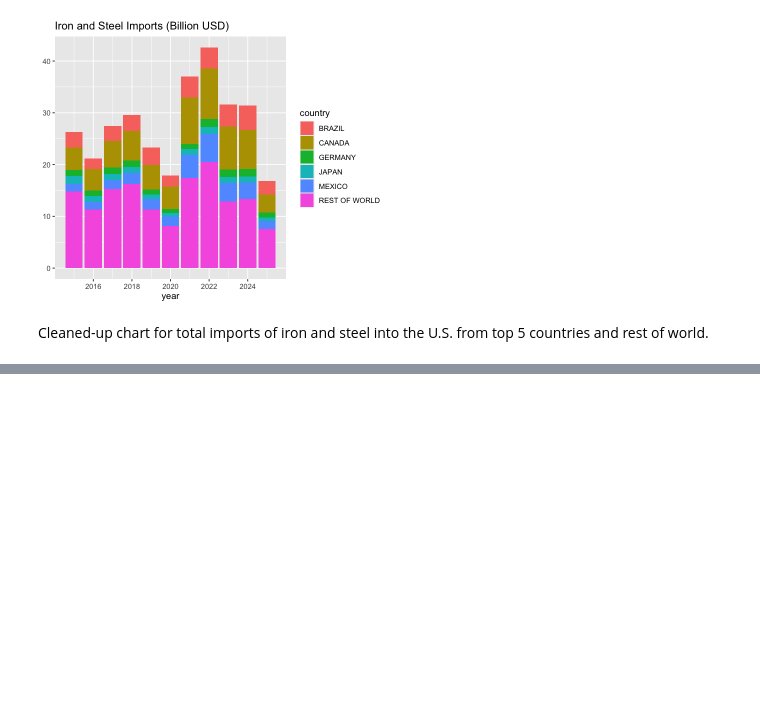
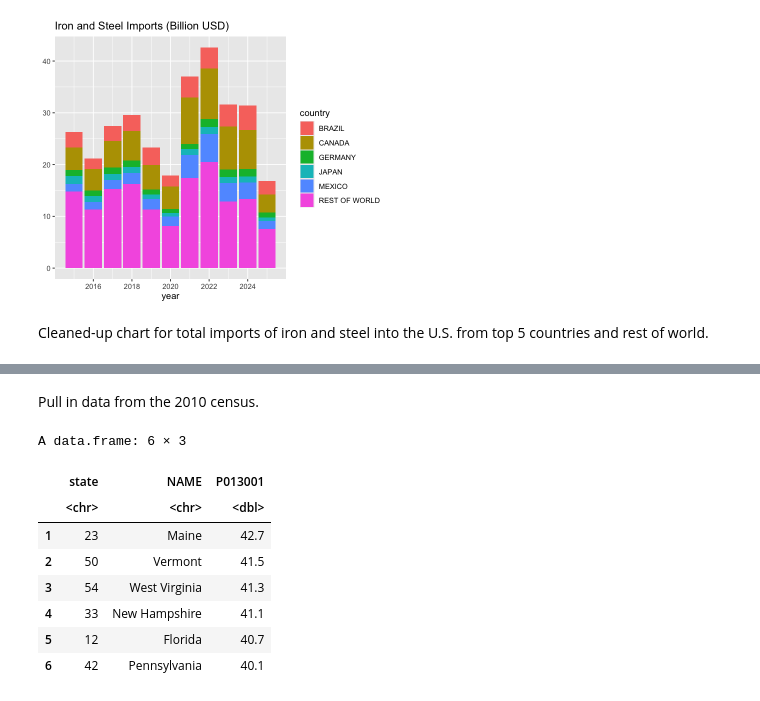
Before and after one commit to maha4028/R-charts, a Jupyter notebook: portfolio.ipynb, the cells around one changed output, grey strips where cells are left out. Cells and saved outputs as stored; diff of their text form; code cells hidden in the pictures; blank space fills up the shorter version.

```diff
--- a/portfolio.ipynb
+++ b/portfolio.ipynb
@@ -461,0 +469,20 @@ plot_5
+# %% [markdown]
+Pull in data from the 2010 census.
+# %%
+data2010 <- getCensus(
+    name = "dec/sf1",
+    vintage = 2010,
+    vars = c("NAME", "P013001"), # H010001
+    region = "state:*")
+# nrow(data2010)
+data2010 %>% arrange(desc(P013001)) %>% head()
+# %% [output]
+A data.frame: 6 × 3
+|  | state | NAME | P013001 |
+|  | <chr> | <chr> | <dbl> |
+| 1 | 23 | Maine | 42.7 |
+| 2 | 50 | Vermont | 41.5 |
+| 3 | 54 | West Virginia | 41.3 |
+| 4 | 33 | New Hampshire | 41.1 |
+| 5 | 12 | Florida | 40.7 |
+| 6 | 42 | Pennsylvania | 40.1 |
```
Also changed, not shown: parts of 12 cells of this notebook.
